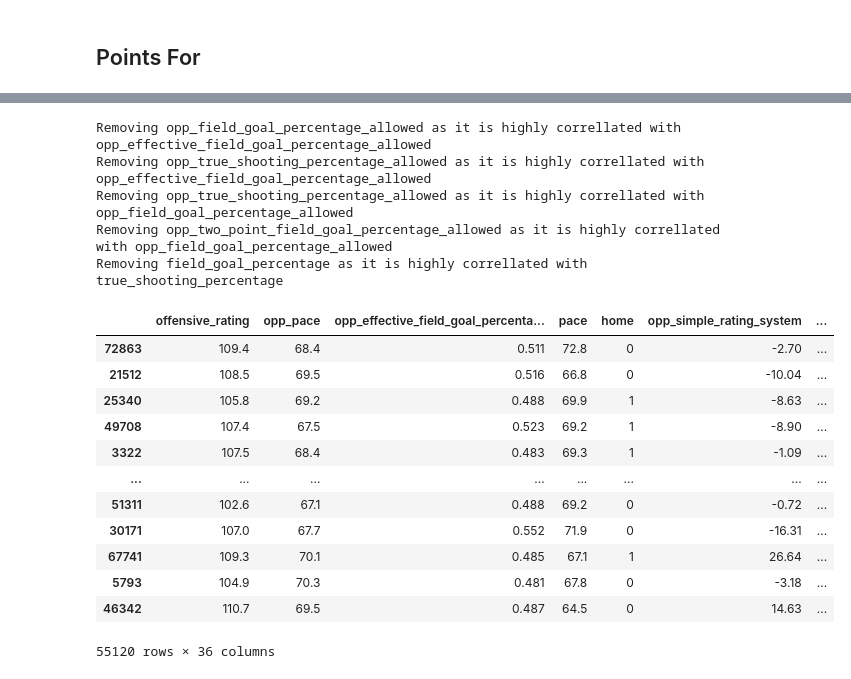
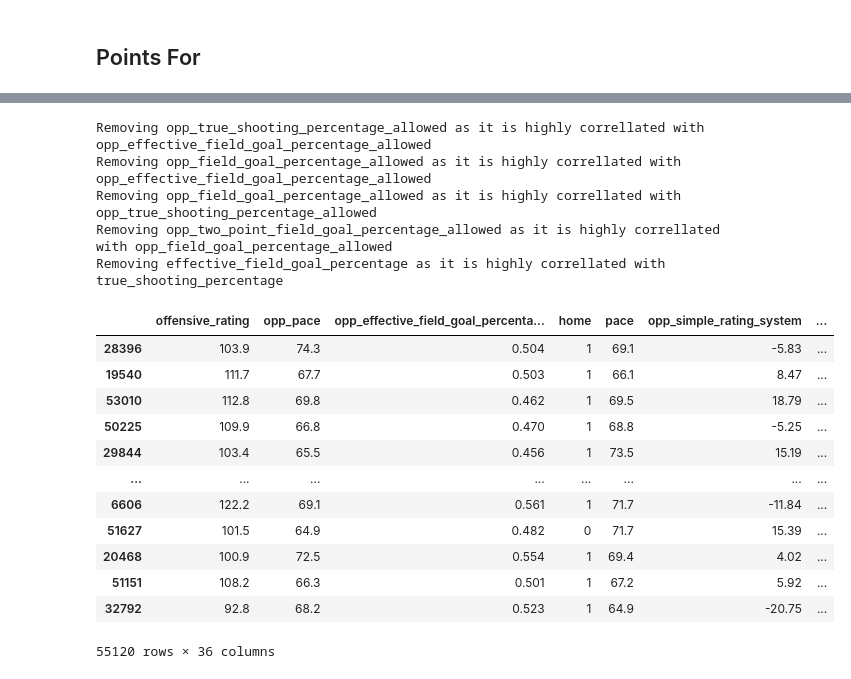
Before and after one commit to fmathews11/College_basketball, a Jupyter notebook: bball_ml_v2.ipynb, the cells around one changed output, grey strips where cells are left out. Saved outputs shown, nothing was run; the diff lists cells and outputs as text; code cells hidden in the pictures.

```diff
--- a/bball_ml_v2.ipynb
+++ b/bball_ml_v2.ipynb
@@ -89,6 +98,7 @@ assert high_corr_var == []
 X = df2
 y = df.result
 X_train,X_test,y_train,y_test = train_test_split(X,y,stratify = y)
+wl_cols = X_train.columns.tolist()
 X_train
 # %% [output]
 Removing field_goal_percentage as it is highly correllated with effective_field_goal_percentage
@@ -169,7 +179,7 @@ df_agg
 358 rows × 84 columns
 # %%
 team_1 = 'Purdue'
-team_2 = 'Duke'
+team_2 = 'Nebraska'
 home_team = team_1
 away_team = team_2
 if team_1 in df_agg.name.unique().tolist():
@@ -196,7 +206,7 @@ if team_1 in df_agg.name.unique().tolist():
         df_pred = pd.DataFrame.from_dict(master_dict)
         df_pred = df_pred[df_pred.name == home_team]
         df_pred['home'] = 1
-        df_pred = df_pred[[i for i in df_pred.columns if i in X_train.columns]]
+        df_pred = df_pred[wl_cols]
 
         for i in df_pred.loc[:,df_pred.columns[df_pred.columns.str.contains('percent')]].columns:
              if df_pred[i].max() > 1:
@@ -234,6 +244,10 @@ shap.plots.waterfall(shap_values[0])
 # %%
 df_points = pd.read_csv('ml_df_l3.csv')
 df_points = df_points.drop(columns = [df_points.columns[i] for i in [0,71,72,74,75,77,7,8,17,42,43,62,73,79]],axis = 1)
+for i in df_points.loc[:,df_points.columns[df_points.columns.str.contains('percent')]].columns:
+    if df_points[i].max() > 1:
+        print("Rescaling {}".format(i))
+        df_points[i] = [j/100 for j in df_points[i]]
 X = df_points.drop('points_for',axis = 1)
 y = df_points.points_for
 X_train,X_test,y_train,y_test = train_test_split(X,y)
@@ -248,6 +279,6 @@ X_train.sample(5)
 # %%
-pf_reg = RandomForestRegressor(n_jobs = -1,n_estimators = 200,min_samples_split=500)
+pf_reg = RandomForestRegressor(n_jobs = -1,n_estimators = 200,min_samples_split=650)
 pf_reg.fit(X_train,y_train)
-print('Training:',pf_reg.score(X_train,y_train),mean_squared_error(y_train,pf_reg.predict(X_train),squared = False))
+print('Training R2: {} | Training MSE: {}'.format(pf_reg.score(X_train,y_train),mean_squared_error(y_train,pf_reg.predict(X_train),squared = False)))
 print('Testing:',pf_reg.score(X_test,y_test),mean_squared_error(y_test,pf_reg.predict(X_test),squared = False))
 # %% [output]
@@ -283,44 +314,44 @@ imp_df.sort_values('importance',ascending = False).head(25)
 # %%
-df2 = df[imp_feats]
+df2 = df_points[imp_feats]
 corr=df2.corr()
 high_corr_var=np.where(corr>0.9)
 high_corr_var=[(corr.columns[x],corr.columns[y]) for x,y in zip(*high_corr_var) if x!=y and x<y]
 for tup in high_corr_var:
     print('Removing {} as it is highly correllated with {}'.format(tup[1],tup[0]))
 
 to_drop = []
 for x,y in high_corr_var:
     if y not in to_drop:
         to_drop.append(y)
 
 df2 = df2.drop([i for i in to_drop],axis = 1)
 
 corr=df2.corr()
 high_corr_var=np.where(corr>0.9)
 high_corr_var=[(corr.columns[x],corr.columns[y]) for x,y in zip(*high_corr_var) if x!=y and x<y]
 assert high_corr_var == []
 X = df2
-y = df.result
-X_train,X_test,y_train,y_test = train_test_split(X,y,stratify = y)
+y = df_points.points_for
+X_train,X_test,y_train,y_test = train_test_split(X,y)
 X_train
 # %% [output]
+Removing opp_true_shooting_percentage_allowed as it is highly correllated with opp_effective_field_goal_percentage_allowed
 Removing opp_field_goal_percentage_allowed as it is highly correllated with opp_effective_field_goal_percentage_allowed
-Removing opp_true_shooting_percentage_allowed as it is highly correllated with opp_effective_field_goal_percentage_allowed
-Removing opp_true_shooting_percentage_allowed as it is highly correllated with opp_field_goal_percentage_allowed
+Removing opp_field_goal_percentage_allowed as it is highly correllated with opp_true_shooting_percentage_allowed
 Removing opp_two_point_field_goal_percentage_allowed as it is highly correllated with opp_field_goal_percentage_allowed
-Removing field_goal_percentage as it is highly correllated with true_shooting_percentage
+Removing effective_field_goal_percentage as it is highly correllated with true_shooting_percentage
-|  | offensive_rating | opp_pace | opp_effective_field_goal_percenta... | pace | home | opp_simple_rating_system | ... |
-| 72863 | 109.4 | 68.4 | 0.511 | 72.8 | 0 | -2.70 | ... |
-| 21512 | 108.5 | 69.5 | 0.516 | 66.8 | 0 | -10.04 | ... |
-| 25340 | 105.8 | 69.2 | 0.488 | 69.9 | 1 | -8.63 | ... |
-| 49708 | 107.4 | 67.5 | 0.523 | 69.2 | 1 | -8.90 | ... |
-| 3322 | 107.5 | 68.4 | 0.483 | 69.3 | 1 | -1.09 | ... |
+|  | offensive_rating | opp_pace | opp_effective_field_goal_percenta... | home | pace | opp_simple_rating_system | ... |
+| 28396 | 103.9 | 74.3 | 0.504 | 1 | 69.1 | -5.83 | ... |
+| 19540 | 111.7 | 67.7 | 0.503 | 1 | 66.1 | 8.47 | ... |
+| 53010 | 112.8 | 69.8 | 0.462 | 1 | 69.5 | 18.79 | ... |
+| 50225 | 109.9 | 66.8 | 0.470 | 1 | 68.8 | -5.25 | ... |
+| 29844 | 103.4 | 65.5 | 0.456 | 1 | 73.5 | 15.19 | ... |
 | ... | ... | ... | ... | ... | ... | ... | ... |
-| 51311 | 102.6 | 67.1 | 0.488 | 69.2 | 0 | -0.72 | ... |
-| 30171 | 107.0 | 67.7 | 0.552 | 71.9 | 0 | -16.31 | ... |
-| 67741 | 109.3 | 70.1 | 0.485 | 67.1 | 1 | 26.64 | ... |
-| 5793 | 104.9 | 70.3 | 0.481 | 67.8 | 0 | -3.18 | ... |
-| 46342 | 110.7 | 69.5 | 0.487 | 64.5 | 0 | 14.63 | ... |
+| 6606 | 122.2 | 69.1 | 0.561 | 1 | 71.7 | -11.84 | ... |
+| 51627 | 101.5 | 64.9 | 0.482 | 0 | 71.7 | 15.39 | ... |
+| 20468 | 100.9 | 72.5 | 0.554 | 1 | 69.4 | 4.02 | ... |
+| 51151 | 108.2 | 66.3 | 0.501 | 1 | 67.2 | 5.92 | ... |
+| 32792 | 92.8 | 68.2 | 0.523 | 1 | 64.9 | -20.75 | ... |
 55120 rows × 36 columns
 # %%
 import statsmodels.api as sm
```
Also changed, not shown: parts of 26 cells of this notebook.
